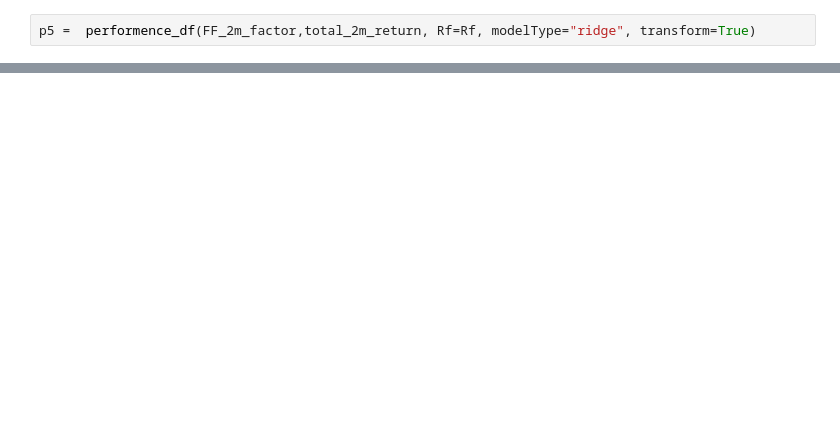
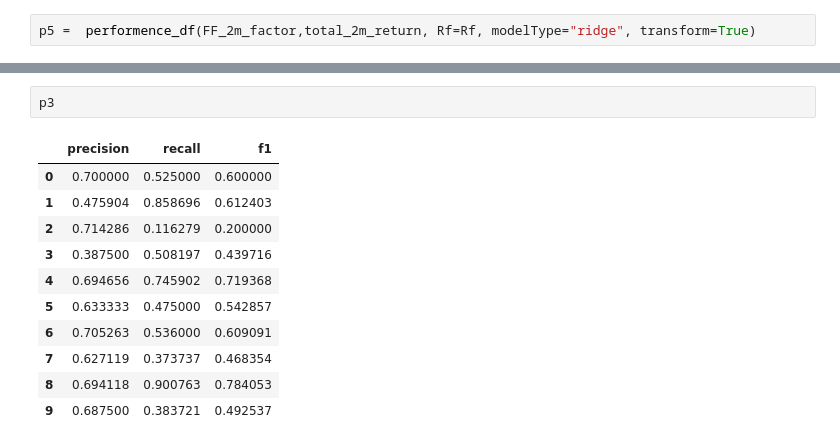
Before and after one commit to DominicRicci/CSS_Project, a Jupyter notebook: CSS100.ipynb, the cells around one changed output, grey strips where cells are left out. Drawn from its saved outputs; the diff is of its cells as text; blank space fills up the shorter version.

```diff
--- a/CSS100.ipynb
+++ b/CSS100.ipynb
@@ -598,0 +681,14 @@ dtype: float64
+# %%
+p3
+# %% [output]
+|  | precision | recall | f1 |
+| 0 | 0.700000 | 0.525000 | 0.600000 |
+| 1 | 0.475904 | 0.858696 | 0.612403 |
+| 2 | 0.714286 | 0.116279 | 0.200000 |
+| 3 | 0.387500 | 0.508197 | 0.439716 |
+| 4 | 0.694656 | 0.745902 | 0.719368 |
+| 5 | 0.633333 | 0.475000 | 0.542857 |
+| 6 | 0.705263 | 0.536000 | 0.609091 |
+| 7 | 0.627119 | 0.373737 | 0.468354 |
+| 8 | 0.694118 | 0.900763 | 0.784053 |
+| 9 | 0.687500 | 0.383721 | 0.492537 |
```
Also changed, not shown: parts of 14 cells of this notebook.
